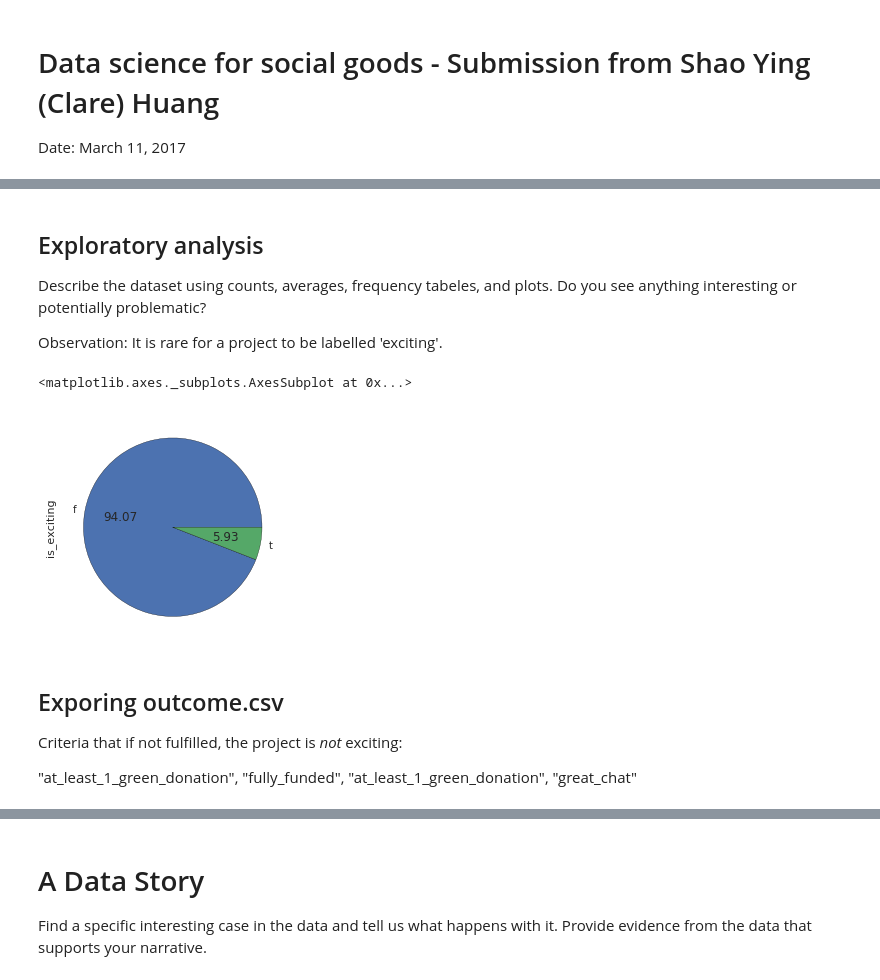
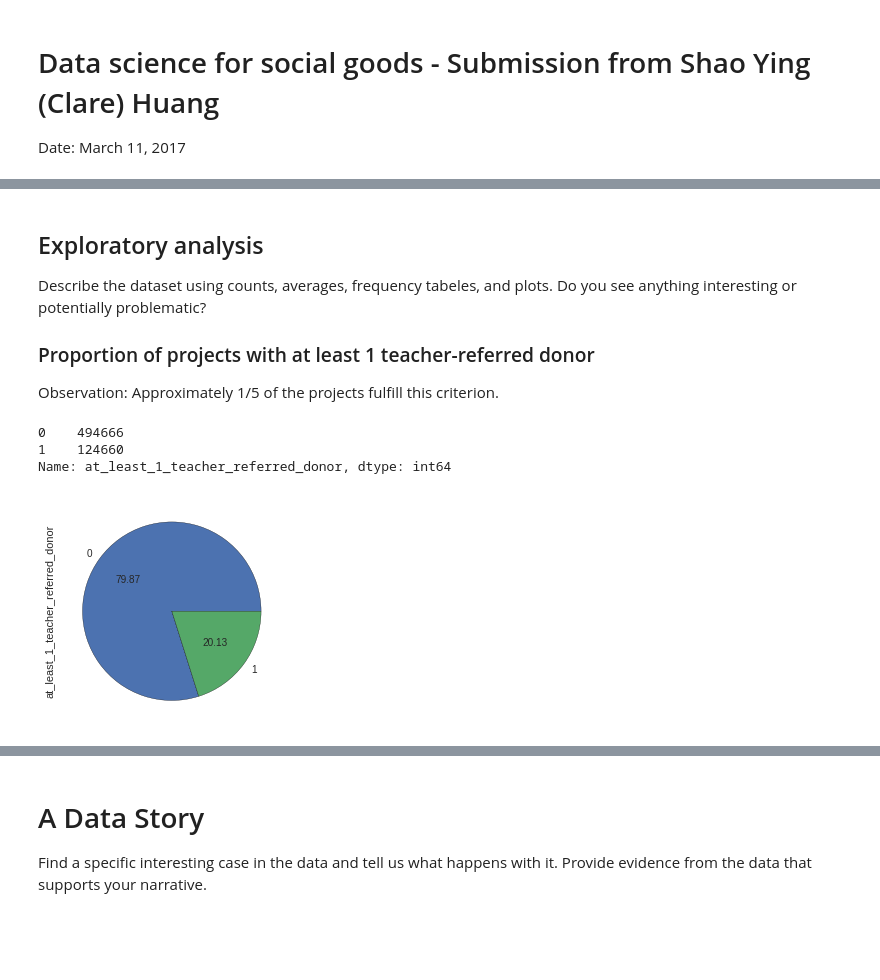
Before and after one commit to csyhuang/DSaPP_RA_Project, a Jupyter notebook: Predicting-Excitement-csyhuang.ipynb, the cells around one changed output, grey strips where cells are left out. Cells and saved outputs as stored; diff of their text form; code cells hidden in the pictures; blank space fills up the shorter version.

Commit message:
Expanded some analysis, included random forest modeling.

```diff
--- a/Predicting-Excitement-csyhuang.ipynb
+++ b/Predicting-Excitement-csyhuang.ipynb
@@ -27,0 +40,30 @@ outcomes = pd.read_csv("outcomes.csv")
+# %%
+from sklearn.linear_model import LogisticRegression
+from sklearn.ensemble import ExtraTreesClassifier,GradientBoostingClassifier
+
+outcomes = pd.read_csv("outcomes.csv")
+outcomes.fillna(value='f',axis=0,inplace=True)
+outcomes.replace(to_replace=['f','t'], value=[0,1], axis=0, inplace=True)
+outcomes['one_in_three'] = (outcomes.three_or_more_non_teacher_referred_donors + outcomes.one_non_teacher_referred_donor_giving_100_plus + \
+outcomes.donation_from_thoughtful_donor >= 1) * 1
+
+features = ["at_least_1_teacher_referred_donor","fully_funded","at_least_1_green_donation","great_chat","one_in_three"]
+
+print(features)
+outcomes_to_fit = outcomes[features]
+outcomes_to_fit
+
+m = LogisticRegression()
+m.fit(outcomes_to_fit, outcomes['is_exciting'])
+print('==============Logistic Regression==============')
+print(m.coef_)
+
+m2 = ExtraTreesClassifier()
+m2.fit(outcomes_to_fit, outcomes['is_exciting'])
+print('==============Extra Trees Classifier==============')
+print(m2.feature_importances_)
+
+m3 = GradientBoostingClassifier()
+m3.fit(outcomes_to_fit, outcomes['is_exciting'])
+print('==============Gradient Boosting Classifier==============')
+print(m3.feature_importances_)
@@ -30,15 +80,14 @@ outcomes = pd.read_csv("outcomes.csv")
 
 Describe the dataset using counts, averages, frequency tabeles, and plots. Do you see anything interesting or potentially problematic?
 
-Observation: It is rare for a project to be labelled 'exciting'.
+### Proportion of projects with at least 1 teacher-referred donor
+
+Observation: Approximately 1/5 of the projects fulfill this criterion.
 # %%
-outcomes['is_exciting'].value_counts().plot.pie(figsize=(4, 4),autopct='%.2f')
+outcomes['at_least_1_teacher_referred_donor'].value_counts().plot.pie(figsize=(4, 4),autopct='%.2f')
+print outcomes['at_least_1_teacher_referred_donor'].value_counts()
 # %% [output]
-<matplotlib.axes._subplots.AxesSubplot at 0x...>
+0    494666
+1    124660
+Name: at_least_1_teacher_referred_donor, dtype: int64
-[figure, old version]
+[figure, new version]
-# %% [markdown]
-## Exporing outcome.csv
-
-Criteria that if not fulfilled, the project is _not_ exciting:
-
-"at_least_1_green_donation", "fully_funded", "at_least_1_green_donation", "great_chat"
```
Also changed, not shown: parts of 28 cells of this notebook, 1 other file.
